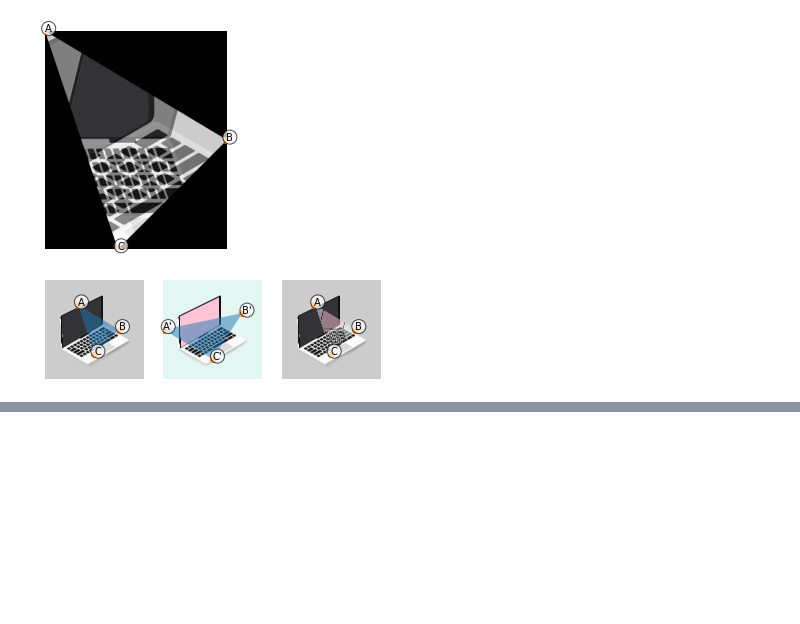
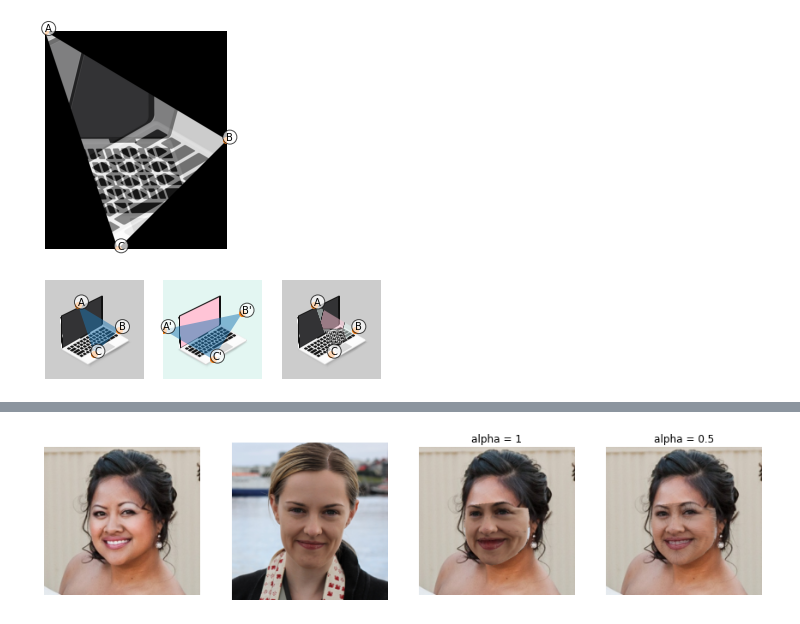
Before and after one commit to waczjoan/Face-Morph, a Jupyter notebook: AffinieTransformation/affine transformation.ipynb, the cells around one changed output, grey strips where cells are left out. Cells and saved outputs as stored; diff of their text form; code cells hidden in the pictures; blank space fills up the shorter version.

```diff
--- a/AffinieTransformation/affine transformation.ipynb
+++ b/AffinieTransformation/affine transformation.ipynb
@@ -255,0 +328,36 @@ plot_triangle_with_labels(concatenated_img, src_triangle, src_anotation_label, f
+# %%
+# maybe it is not super effective, but if you would like to transform few traingles -
+# let's change triangle by triangle in the loop (later i will show you how to do it better):
+
+def change_faces(first_example_img, second_example_img, symmetrical_traingles, alpha ):
+
+    img1 = images[first_example_img]['img']
+    img2 = images[second_example_img]['img']
+
+    first_landmarks = images[first_example_img]['landmarks']()
+    second_landmarks = images[second_example_img]['landmarks']()
+    img_temp = img1
+    n_triangles = len(symmetrical_traingles)
+    for i in range(n_triangles):
+
+        src_triangle = first_landmarks[symmetrical_traingles[i]]
+        dst_triangle = second_landmarks[symmetrical_traingles[i]]
+
+        concatenated_img, warpImage_dest_to_src = transform_triangle(img_temp, img2, img_temp.copy(),
+                                                                     src_triangle, dst_triangle, alpha = alpha)
+        img_temp = concatenated_img
+
+    return concatenated_img
+# %%
+# Let's see results
+
+f, ax = plt.subplots(1,4, figsize=(15,5))
+
+plot_img(img1, ax[0])
+plot_img(img2, ax[1])
+
+# plot first image with the 2nd image person's face
+plot_img(change_faces(first_example_img, second_example_img, symmetrical_traingles, 1), ax = ax[2], title = 'alpha = 1')
+plot_img(change_faces(first_example_img, second_example_img, symmetrical_traingles, 0.5), ax = ax[3], title = 'alpha = 0.5')
+# %% [output]
+[figure, added]
```
Also changed, not shown: parts of 18 cells of this notebook.
